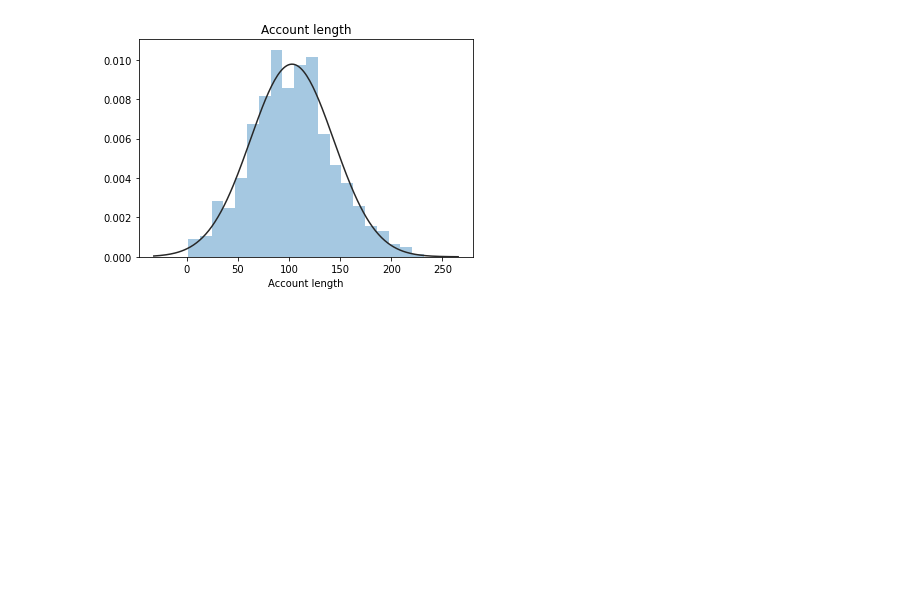
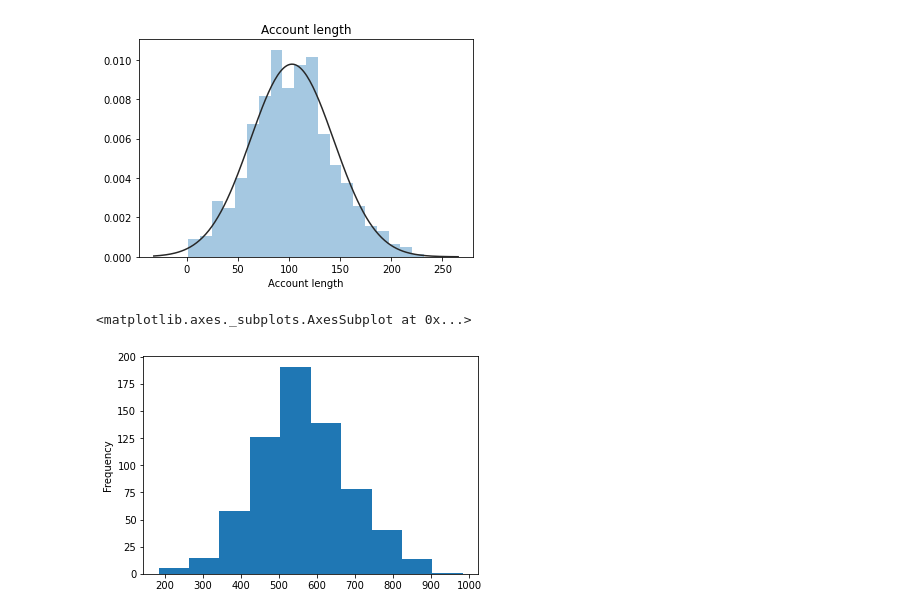
Before and after one commit to aparna-ks/EDA, a Jupyter notebook: EDA_Telcom_churn.ipynb, the cells around one changed output. Cells and saved outputs as stored; diff of their text form; code cells hidden in the pictures; blank space fills up the shorter version.

Commit message:
Created a new variable

```diff
--- a/EDA_Telcom_churn.ipynb
+++ b/EDA_Telcom_churn.ipynb
@@ -472,3 +476,10 @@ sns.distplot(y, kde=False, fit=st.norm)
 # %% [output]
 <matplotlib.axes._subplots.AxesSubplot at 0x...>
 [figure]
+# %%
+#Categorizing variables by transfromation
+df_total['Total minutes'] = df_total['Total day minutes']+df_total['Total eve minutes']+df_total['Total day minutes']
+df_total['Total minutes'].plot.hist()
+# %% [output]
+<matplotlib.axes._subplots.AxesSubplot at 0x...>
+[figure, added]
```
Also changed, not shown: parts of 15 cells of this notebook.
